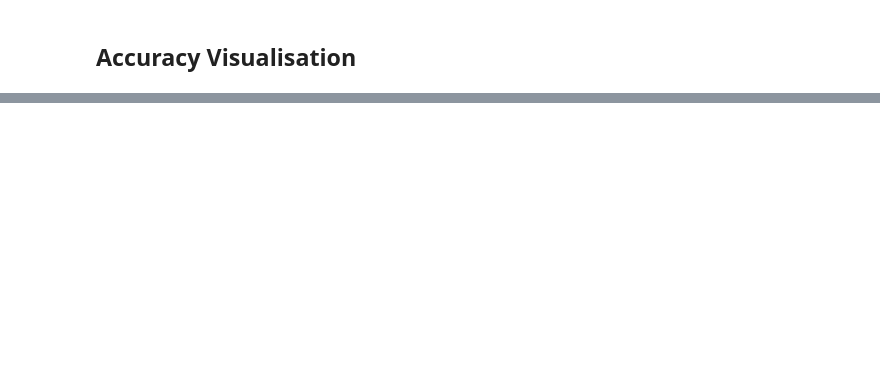
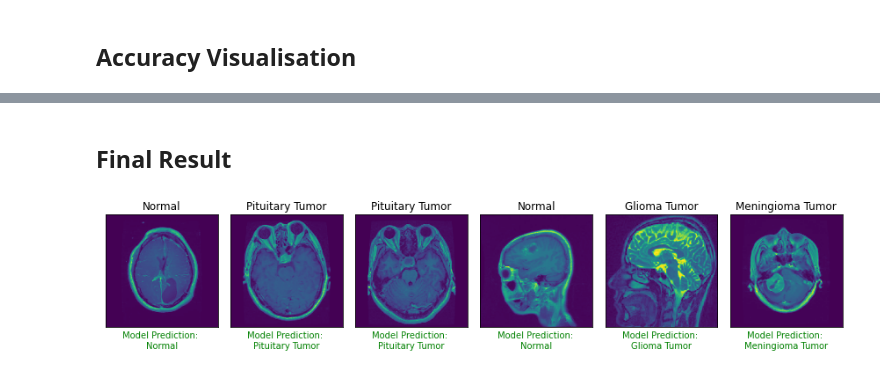
Before and after one commit to SajidBashar/Brain-Tumor-MRI-Scan-Classifier, a Jupyter notebook: scan-classifier.ipynb, the cells around one changed output, grey strips where cells are left out. Cells and saved outputs as stored; diff of their text form; code cells hidden in the pictures; blank space fills up the shorter version.

```diff
--- a/scan-classifier.ipynb
+++ b/scan-classifier.ipynb
@@ -208,0 +187,26 @@ plt.show()
+# %% [markdown]
+## Final Result
+# %%
+prediction = model.predict(X_test)
+# %%
+def show_preds():
+    plt.figure(figsize = (12,12))
+    for i in range(6) :
+        x = np.random.randint(0, 500)
+        plt.subplot(1, 6, i + 1, xticks=[], yticks=[])
+
+        # plot the figure
+        plt.imshow(X_test[x])
+        plt.title(classes[np.argmax(Y_test[x])], fontsize = 12)
+        if (classes[np.argmax(prediction[x])] == classes[np.argmax(Y_test[x])]):
+            col = 'green'
+        else:
+            col = 'red'
+        plt.xlabel('Model Prediction: \n' + classes[np.argmax(prediction[x])], color = col)
+        plt.grid()
+    plt.tight_layout()
+    plt.show()
+# %%
+show_preds()
+# %% [output]
+[figure, added]
```
Also changed, not shown: parts of 6 cells of this notebook.
